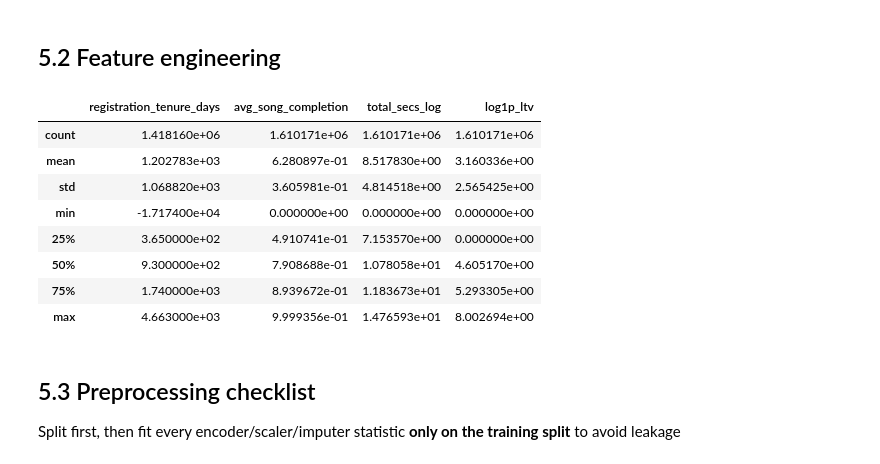
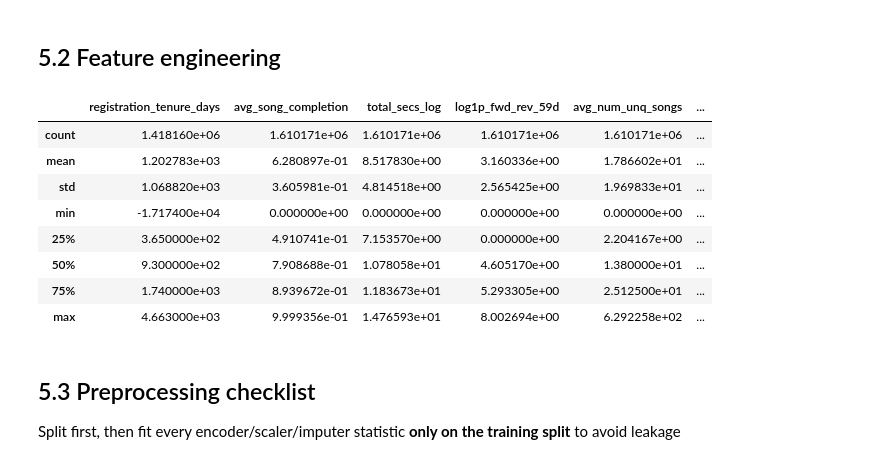
Before and after one commit to jagan010101/kkbox-churn-prediction, a Jupyter notebook: 02_Feature_Engineering.ipynb, the cells around one changed output. Saved outputs shown, nothing was run; the diff lists cells and outputs as text; code cells hidden in the pictures.

```diff
--- a/02_Feature_Engineering.ipynb
+++ b/02_Feature_Engineering.ipynb
@@ -32,13 +34,16 @@ def p(name):
 # expiration in their own history, not a shared snapshot date. Every feature and label
 # below is computed relative to that user's own ref_date, not a global one.
 GLOBAL_MAX_DATE = pd.Timestamp("2017-02-28")  # last date covered by transactions/user_logs
-LTV_WINDOW_DAYS = 59      # forward revenue window length (matches the original Jan1-Feb28 span)
+FWD_REV_WINDOW_DAYS = 59  # forward-revenue window length (two ~30-day billing cycles - see
+                          # project_report.md section 3.2; matches the original
+                          # Jan1-Feb28 span, but that's a coincidence of the Kaggle data's
+                          # span, not the reason for 59)
 CHURN_GRACE_DAYS = 30     # KKBox's own definition: no renewal within 30 days of expiry = churn
 ENGAGEMENT_WINDOW_DAYS = 30  # trailing listening-activity window ending at each user's ref_date
 
-# Latest a user's reference cycle can end and still leave a full LTV_WINDOW_DAYS of real
+# Latest a user's reference cycle can end and still leave a full FWD_REV_WINDOW_DAYS of real
 # future data to observe (evaluates to 2016-12-31 -- same date the old global cutoff used,
 # for the same reason: it's the latest point that still leaves 59 days of runway before
 # the data ends on 2017-02-28).
-REF_DATE_CUTOFF = GLOBAL_MAX_DATE - pd.Timedelta(days=LTV_WINDOW_DAYS)
+REF_DATE_CUTOFF = GLOBAL_MAX_DATE - pd.Timedelta(days=FWD_REV_WINDOW_DAYS)
 print(f"REF_DATE_CUTOFF = {REF_DATE_CUTOFF.date()}")
@@ -180,31 +243,59 @@ dtype: int64
 # %%
 # Registration tenure (days): each user's own ref_date - registration_init_time
 reg_date = pd.to_datetime(
     df["registration_init_time"].astype("Int64").astype(str), format="%Y%m%d", errors="coerce"
 )
 df["registration_tenure_days"] = (pd.to_datetime(df["ref_date"]) - reg_date).dt.days
 
 # Weighted song completion rate
 song_totals = df[["sum25", "sum50", "sum75", "sum985", "sum100"]].sum(axis=1)
 df["avg_song_completion"] = (
     0.25 * df["sum25"] + 0.50 * df["sum50"] + 0.75 * df["sum75"] + 0.985 * df["sum985"] + 1.0 * df["sum100"]
 ) / (song_totals + 1)
 
-# Log listening time (30-day pre-ref_date window) and log-LTV target (forward-looking revenue)
+# Log listening time (30-day pre-ref_date window) and log-forward-revenue target
 df["total_secs_log"] = np.log1p(df["total_secs_sum"])
-df["log1p_ltv"] = np.log1p(df["ltv"])
+df["log1p_fwd_rev_59d"] = np.log1p(df["fwd_rev_59d"])
 
-df[["registration_tenure_days", "avg_song_completion", "total_secs_log", "log1p_ltv"]].describe()
+# Listening diversity: unique songs played per active day (distinct from the completion-rate
+# signal above, which measures how much of each song gets played, not how varied the songs are)
+df["avg_num_unq_songs"] = df["sum_unq"] / (df["daily_active_days"] + 1)
+
+# Engagement trend: recent (7-day) vs longer (30-day) active-day rate, ahead of ref_date.
+# A ratio well above the ~0.23 (7/30) baseline means engagement picked up recently; well below
+# means it's tapering off - information the single 30-day average can't distinguish.
+df["recent_engagement_ratio"] = df["recent_daily_active_days"] / (df["daily_active_days"] + 1)
+
+# Magnitude-based listening trend: recent-7-day vs prior-23-day *intensity* (secs played,
+# unique songs), normalized to a per-day rate. Distinct from recent_engagement_ratio above,
+# which only measures whether a day was active at all, not how much happened on it - a user
+# going from 3 songs/day to 30 songs/day looks identical to recent_engagement_ratio but very
+# different here. Grounded in the WSDM 2018 winning solution's top features (see README).
+df["secs_trend_recent_vs_prior"] = (df["recent7_secs"] / 7.0) / ((df["prior23_secs"] / 23.0) + 1)
+df["numunq_trend_recent_vs_prior"] = (df["recent7_numunq"] / 7.0) / ((df["prior23_numunq"] / 23.0) + 1)
+
+# txn_frequency (num_transactions normalized by tenure) is computed later, after
+# registration_tenure_days is median-imputed - see the preprocessing checklist below.
+
+df[[
+    "registration_tenure_days", "avg_song_completion", "total_secs_log", "log1p_fwd_rev_59d",
+    "avg_num_unq_songs", "recent_engagement_ratio",
+    "is_cancel_rate", "avg_discount_rate", "num_distinct_payment_methods",
+    "days_since_last_login", "days_since_last_cancel",
+    "secs_trend_recent_vs_prior", "numunq_trend_recent_vs_prior",
+    "most_recent_payment_plan_days", "most_recent_actual_amount_paid",
+    "most_recent_is_auto_renew", "most_recent_is_cancel",
+]].describe()
 # %% [output]
-|  | registration_tenure_days | avg_song_completion | total_secs_log | log1p_ltv |
-| count | 1.418160e+06 | 1.610171e+06 | 1.610171e+06 | 1.610171e+06 |
-| mean | 1.202783e+03 | 6.280897e-01 | 8.517830e+00 | 3.160336e+00 |
-| std | 1.068820e+03 | 3.605981e-01 | 4.814518e+00 | 2.565425e+00 |
-| min | -1.717400e+04 | 0.000000e+00 | 0.000000e+00 | 0.000000e+00 |
-| 25% | 3.650000e+02 | 4.910741e-01 | 7.153570e+00 | 0.000000e+00 |
-| 50% | 9.300000e+02 | 7.908688e-01 | 1.078058e+01 | 4.605170e+00 |
-| 75% | 1.740000e+03 | 8.939672e-01 | 1.183673e+01 | 5.293305e+00 |
-| max | 4.663000e+03 | 9.999356e-01 | 1.476593e+01 | 8.002694e+00 |
+|  | registration_tenure_days | avg_song_completion | total_secs_log | log1p_fwd_rev_59d | avg_num_unq_songs | ... |
+| count | 1.418160e+06 | 1.610171e+06 | 1.610171e+06 | 1.610171e+06 | 1.610171e+06 | ... |
+| mean | 1.202783e+03 | 6.280897e-01 | 8.517830e+00 | 3.160336e+00 | 1.786602e+01 | ... |
+| std | 1.068820e+03 | 3.605981e-01 | 4.814518e+00 | 2.565425e+00 | 1.969833e+01 | ... |
+| min | -1.717400e+04 | 0.000000e+00 | 0.000000e+00 | 0.000000e+00 | 0.000000e+00 | ... |
+| 25% | 3.650000e+02 | 4.910741e-01 | 7.153570e+00 | 0.000000e+00 | 2.204167e+00 | ... |
+| 50% | 9.300000e+02 | 7.908688e-01 | 1.078058e+01 | 4.605170e+00 | 1.380000e+01 | ... |
+| 75% | 1.740000e+03 | 8.939672e-01 | 1.183673e+01 | 5.293305e+00 | 2.512500e+01 | ... |
+| max | 4.663000e+03 | 9.999356e-01 | 1.476593e+01 | 8.002694e+00 | 6.292258e+02 | ... |
 # %% [markdown]
 ## 5.3 Preprocessing checklist
 
```
Also changed, not shown: parts of 8 cells of this notebook, 51 other files.
